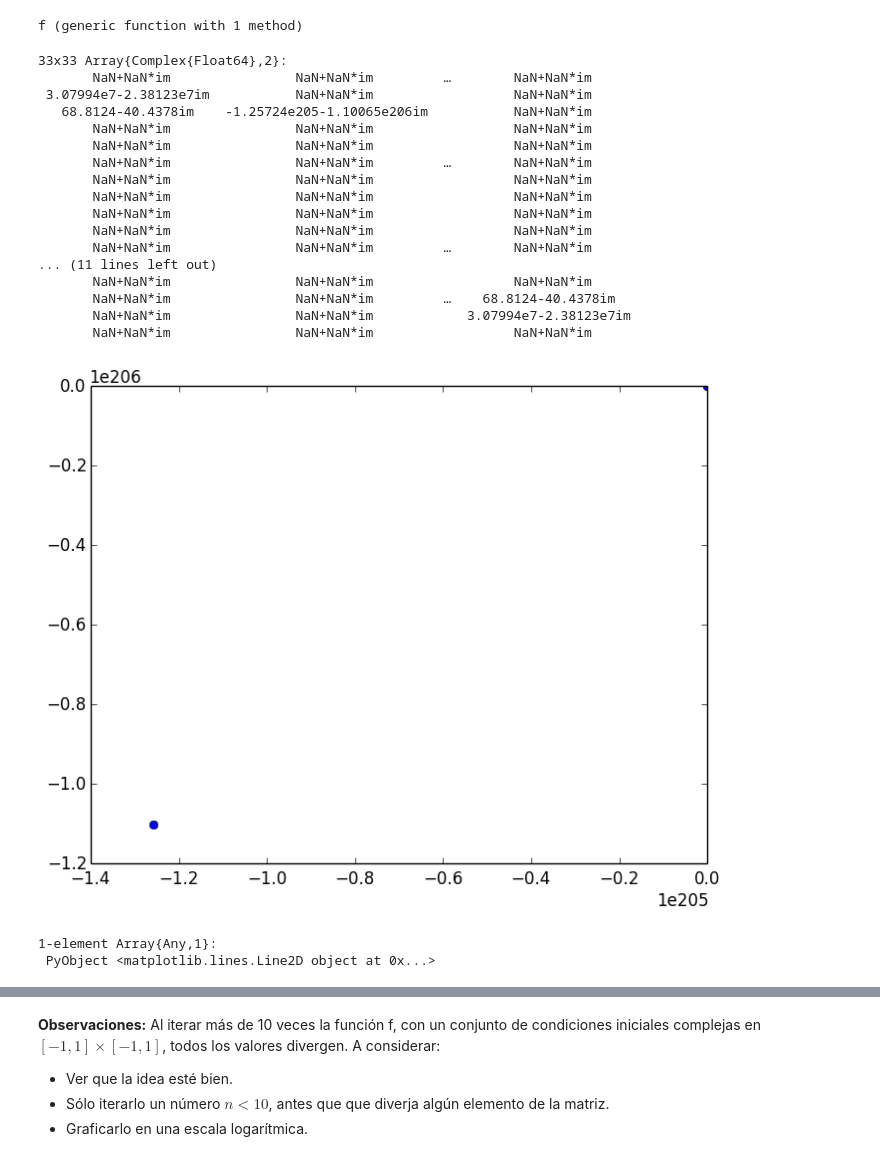
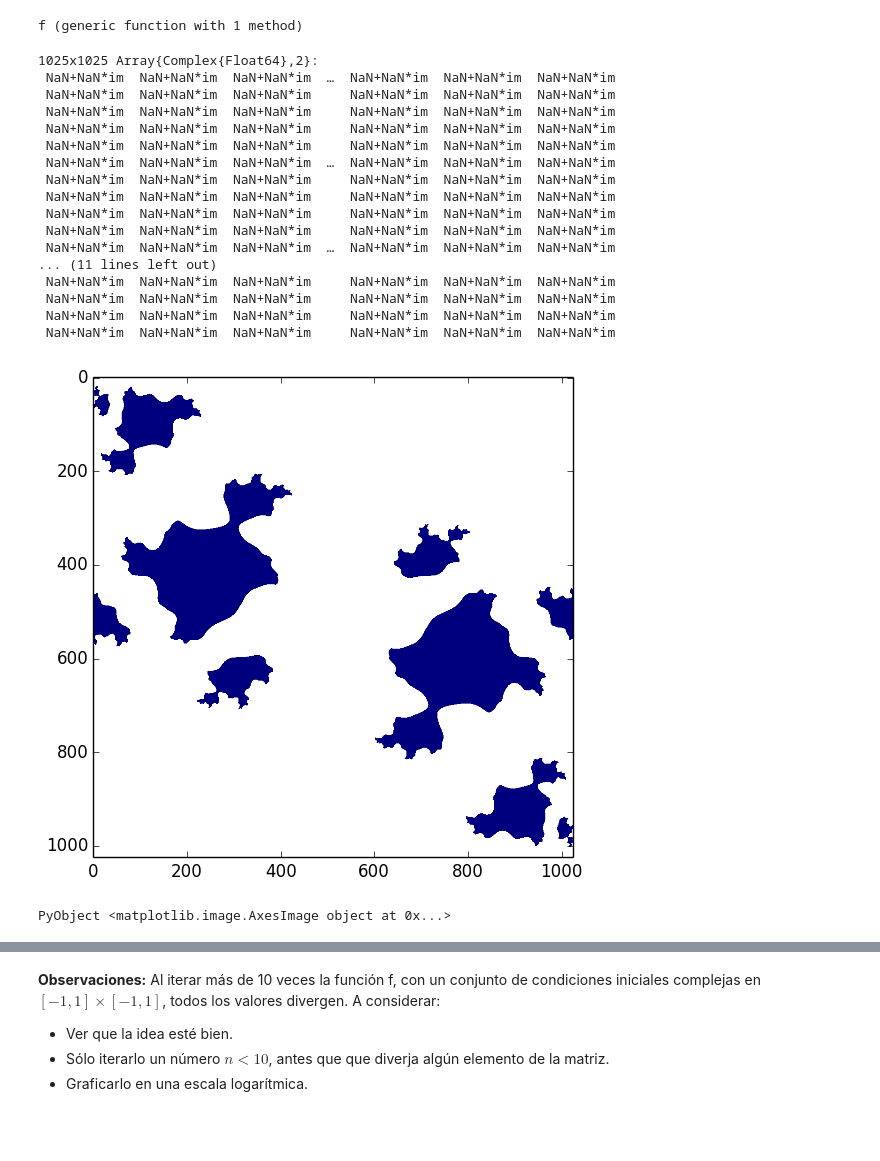
Before and after one commit to lbenet/2017-1_TSFisComp, a Jupyter notebook: tareas/claudio/Tarea_02_Miguel_Raz_Claudio_Pierard.ipynb, the cells around one changed output, grey strips where cells are left out. Cells and saved outputs as stored; diff of their text form; code cells hidden in the pictures; blank space fills up the shorter version.

```diff
--- a/tareas/claudio/Tarea_02_Miguel_Raz_Claudio_Pierard.ipynb
+++ b/tareas/claudio/Tarea_02_Miguel_Raz_Claudio_Pierard.ipynb
@@ -75,32 +75,28 @@ f(z) = z^2 + (0.12256484161600012 - 0.74486407104im)
 # %% [output]
 f (generic function with 1 method)
 # %%
-Z1 = initial_conditions(-1:1/16:1)
+Z1 = initial_conditions(-1:1/512:1)
 Zf = interator(f, Z1, 20)
 # %% [output]
-33x33 Array{Complex{Float64},2}:
-       NaN+NaN*im                NaN+NaN*im         …        NaN+NaN*im
- 3.07994e7-2.38123e7im           NaN+NaN*im                  NaN+NaN*im
-   68.8124-40.4378im    -1.25724e205-1.10065e206im           NaN+NaN*im
-       NaN+NaN*im                NaN+NaN*im                  NaN+NaN*im
-       NaN+NaN*im                NaN+NaN*im                  NaN+NaN*im
-       NaN+NaN*im                NaN+NaN*im         …        NaN+NaN*im
-       NaN+NaN*im                NaN+NaN*im                  NaN+NaN*im
-       NaN+NaN*im                NaN+NaN*im                  NaN+NaN*im
-       NaN+NaN*im                NaN+NaN*im                  NaN+NaN*im
-       NaN+NaN*im                NaN+NaN*im                  NaN+NaN*im
-       NaN+NaN*im                NaN+NaN*im         …        NaN+NaN*im
+1025x1025 Array{Complex{Float64},2}:
+ NaN+NaN*im  NaN+NaN*im  NaN+NaN*im  …  NaN+NaN*im  NaN+NaN*im  NaN+NaN*im
+ NaN+NaN*im  NaN+NaN*im  NaN+NaN*im     NaN+NaN*im  NaN+NaN*im  NaN+NaN*im
+ NaN+NaN*im  NaN+NaN*im  NaN+NaN*im     NaN+NaN*im  NaN+NaN*im  NaN+NaN*im
+ NaN+NaN*im  NaN+NaN*im  NaN+NaN*im     NaN+NaN*im  NaN+NaN*im  NaN+NaN*im
+ NaN+NaN*im  NaN+NaN*im  NaN+NaN*im     NaN+NaN*im  NaN+NaN*im  NaN+NaN*im
+ NaN+NaN*im  NaN+NaN*im  NaN+NaN*im  …  NaN+NaN*im  NaN+NaN*im  NaN+NaN*im
+ NaN+NaN*im  NaN+NaN*im  NaN+NaN*im     NaN+NaN*im  NaN+NaN*im  NaN+NaN*im
+ NaN+NaN*im  NaN+NaN*im  NaN+NaN*im     NaN+NaN*im  NaN+NaN*im  NaN+NaN*im
+ NaN+NaN*im  NaN+NaN*im  NaN+NaN*im     NaN+NaN*im  NaN+NaN*im  NaN+NaN*im
+ NaN+NaN*im  NaN+NaN*im  NaN+NaN*im     NaN+NaN*im  NaN+NaN*im  NaN+NaN*im
+ NaN+NaN*im  NaN+NaN*im  NaN+NaN*im  …  NaN+NaN*im  NaN+NaN*im  NaN+NaN*im
 ... (11 lines left out)
-       NaN+NaN*im                NaN+NaN*im                  NaN+NaN*im
-       NaN+NaN*im                NaN+NaN*im         …    68.8124-40.4378im
-       NaN+NaN*im                NaN+NaN*im            3.07994e7-2.38123e7im
-       NaN+NaN*im                NaN+NaN*im                  NaN+NaN*im
+ NaN+NaN*im  NaN+NaN*im  NaN+NaN*im     NaN+NaN*im  NaN+NaN*im  NaN+NaN*im
+ NaN+NaN*im  NaN+NaN*im  NaN+NaN*im     NaN+NaN*im  NaN+NaN*im  NaN+NaN*im
+ NaN+NaN*im  NaN+NaN*im  NaN+NaN*im     NaN+NaN*im  NaN+NaN*im  NaN+NaN*im
+ NaN+NaN*im  NaN+NaN*im  NaN+NaN*im     NaN+NaN*im  NaN+NaN*im  NaN+NaN*im
-# %%
-#for i in 1:length(Zf[1,:])
-
-    plot(real(Zf[:,2]), imag(Zf[:,2]), "o")
-#end
-# %% [output]
-[figure, removed]
-1-element Array{Any,1}:
- PyObject <matplotlib.lines.Line2D object at 0x...>
+# %%
+imshow(imag(Zf))
+# %% [output]
+[figure, added]
+PyObject <matplotlib.image.AxesImage object at 0x...>
```
Also changed, not shown: parts of 9 cells of this notebook.
